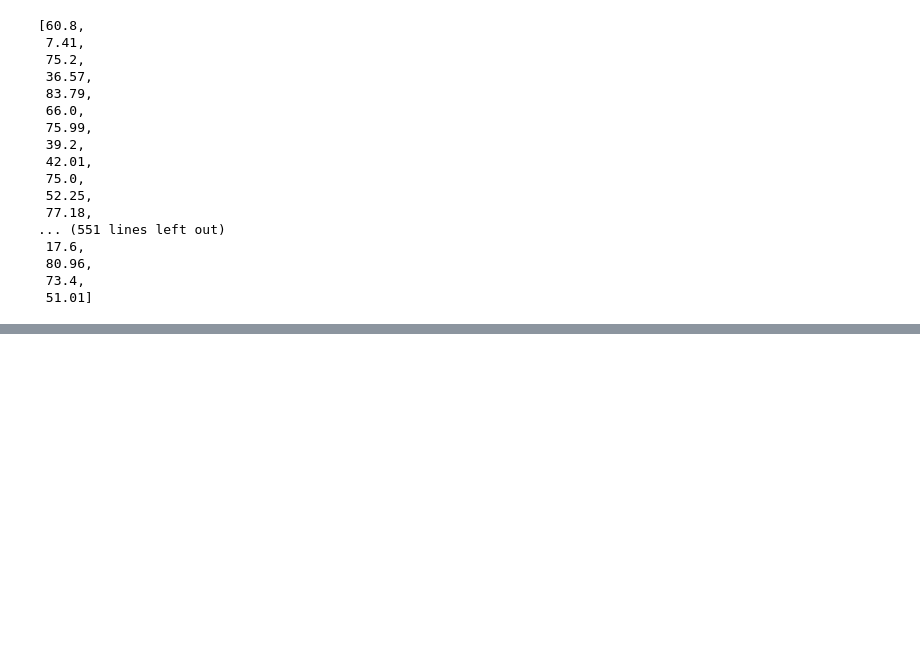
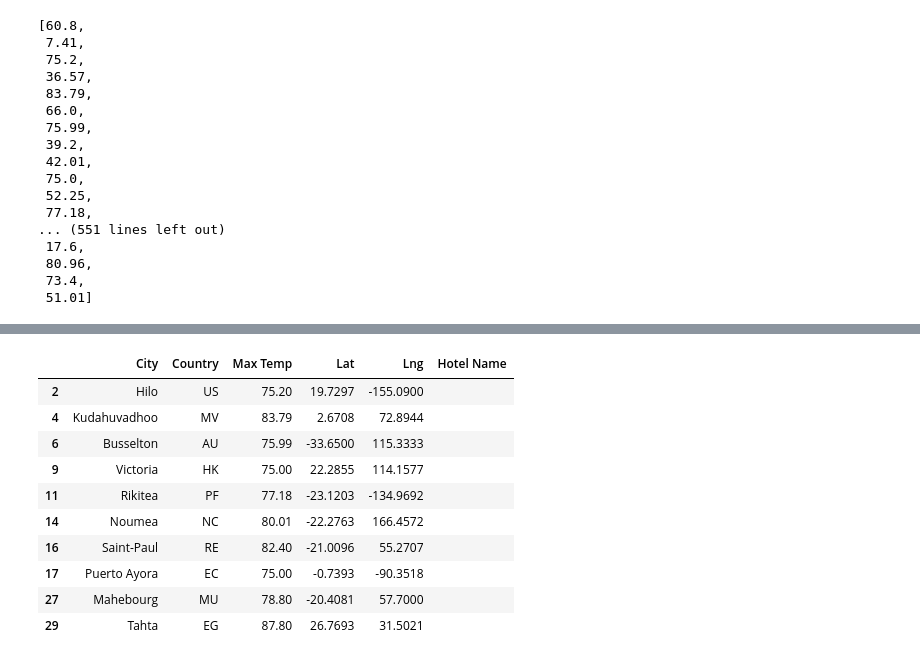
Before and after one commit to Luis-Acevedo/World_Weather_Analysis, a Jupyter notebook: VacationPy.ipynb, the cells around one changed output, grey strips where cells are left out. Cells and saved outputs as stored; diff of their text form; code cells hidden in the pictures; blank space fills up the shorter version.

```diff
--- a/VacationPy.ipynb
+++ b/VacationPy.ipynb
@@ -120,0 +162,17 @@ fig
+# %%
+# Create DataFrame called hotel_df to store hotel names along with city, country, max temp, and coordinates.
+hotel_df = preferred_cities_df[["City", "Country", "Max Temp", "Lat", "Lng"]].copy()
+hotel_df["Hotel Name"] = ""
+hotel_df.head(10)
+# %% [output]
+|  | City | Country | Max Temp | Lat | Lng | Hotel Name |
+| 2 | Hilo | US | 75.20 | 19.7297 | -155.0900 |  |
+| 4 | Kudahuvadhoo | MV | 83.79 | 2.6708 | 72.8944 |  |
+| 6 | Busselton | AU | 75.99 | -33.6500 | 115.3333 |  |
+| 9 | Victoria | HK | 75.00 | 22.2855 | 114.1577 |  |
+| 11 | Rikitea | PF | 77.18 | -23.1203 | -134.9692 |  |
+| 14 | Noumea | NC | 80.01 | -22.2763 | 166.4572 |  |
+| 16 | Saint-Paul | RE | 82.40 | -21.0096 | 55.2707 |  |
+| 17 | Puerto Ayora | EC | 75.00 | -0.7393 | -90.3518 |  |
+| 27 | Mahebourg | MU | 78.80 | -20.4081 | 57.7000 |  |
+| 29 | Tahta | EG | 87.80 | 26.7693 | 31.5021 |  |
```
Also changed, not shown: parts of 8 cells of this notebook, 1 other file.
